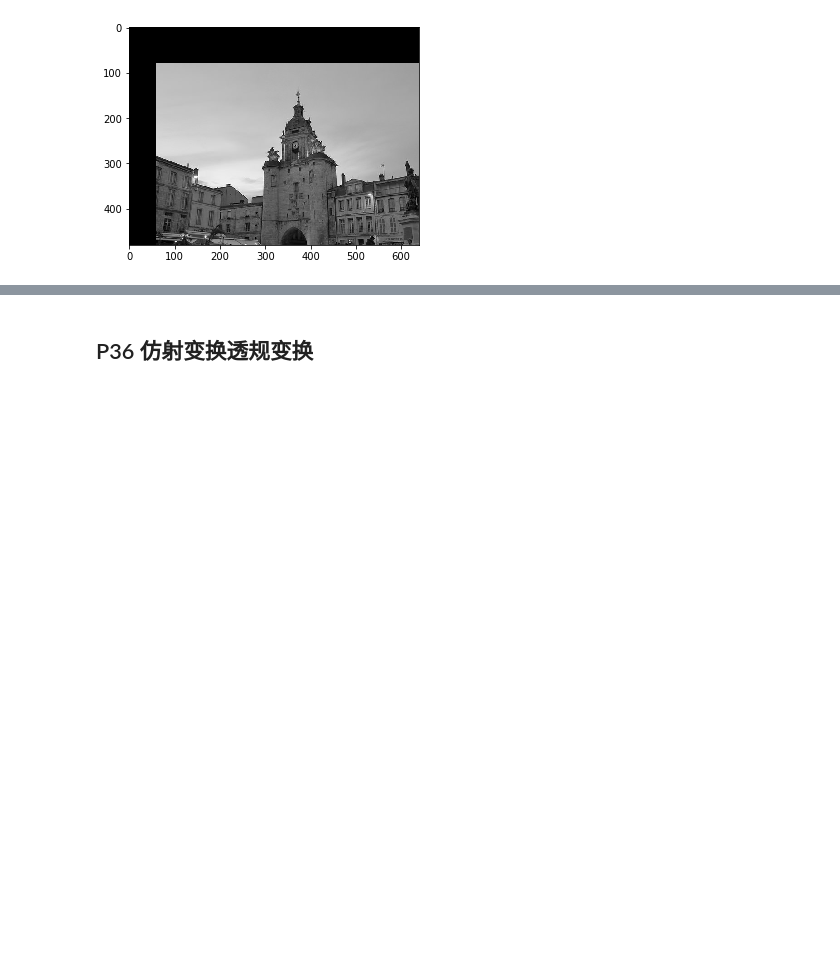
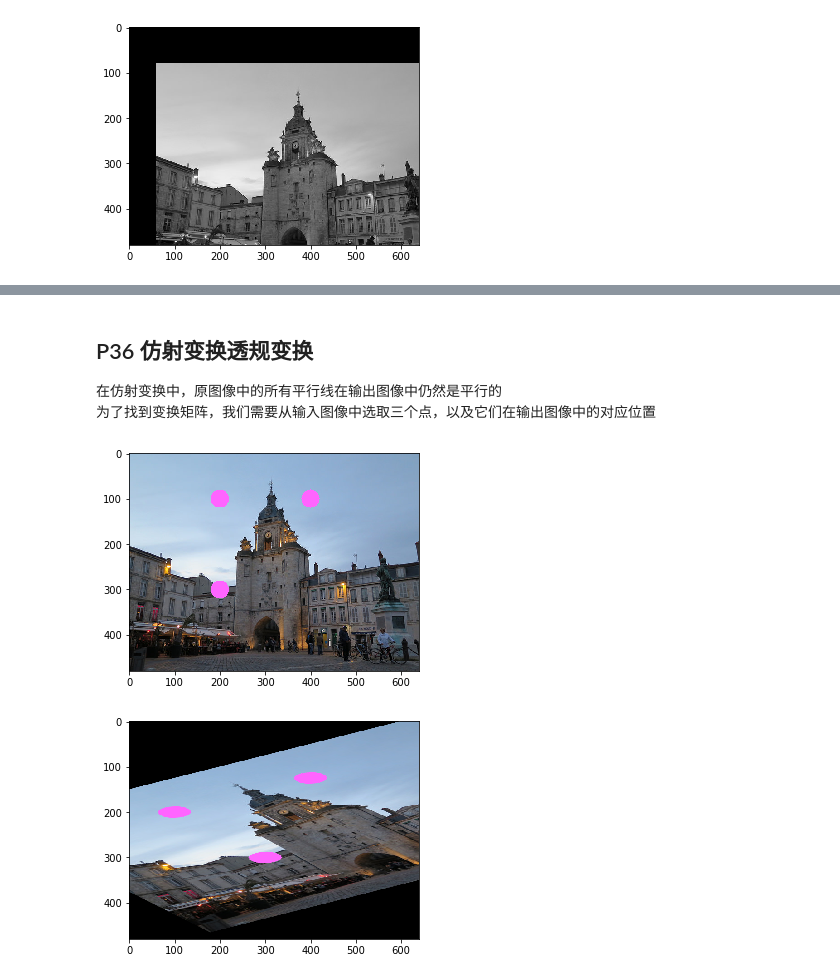
Before and after one commit to thetime50/opencv-practice, a Jupyter notebook: step3-p27.ipynb, the cells around one changed output, grey strips where cells are left out. Saved outputs shown, nothing was run; the diff lists cells and outputs as text; code cells hidden in the pictures; blank space fills up the shorter version.

```diff
--- a/step3-p27.ipynb
+++ b/step3-p27.ipynb
@@ -366,2 +472,39 @@ plt.show( )
 # %% [markdown]
+
 ## P36 仿射变换透规变换
+在仿射变换中，原图像中的所有平行线在输出图像中仍然是平行的
+为了找到变换矩阵，我们需要从输入图像中选取三个点，以及它们在输出图像中的对应位置
+# %%
+import cv2 as cv
+import numpy as np
+import matplotlib.pyplot as plt
+import tool
+%matplotlib inline
+# tool.setGrid(1,1)
+
+#仿射变换
+
+img = cv.imread('./img/PorteDeLaGrosseHorloge.jpg',1) #黑白图像
+rows,cols,ch = img.shape
+# cv.circle( img, (400, 200),20, (255, 100,255),-1)
+# cv.circle(img, (400, 600),20, (255, 100,255),-1)
+# cv.circle(img, (800,200),20, (255, 100,255),-1 )
+cv.circle( img, (200, 100),20, (255, 100,255),-1)
+cv.circle(img, (200, 300),20, (255, 100,255),-1)
+cv.circle(img, (400,100),20, (255, 100,255),-1 )
+imageRGB = cv.cvtColor( img, cv.COLOR_BGR2RGB )
+plt.imshow( imageRGB)
+plt.show()
+
+# pts1 = np.float32([[400, 200], [400, 600], [800, 200]])
+# pts2 = np.float32([[200, 400], [600, 600], [800,250]])
+pts1 = np.float32([[200, 100], [200, 300], [400, 100]])
+pts2 = np.float32([[100, 200], [300, 300], [400,125]])
+M = cv.getAffineTransform(pts1,pts2) #得到变换矩阵
+dst = cv.warpAffine( img,M, (cols,rows)) #进行变换
+imageRGB = cv.cvtColor(dst, cv.COLOR_BGR2RGB )
+plt.imshow( imageRGB)
+plt.show()
+# %% [output]
+[figure, added]
+[figure, added]
```
Also changed, not shown: parts of 7 cells of this notebook, 1 other file.
